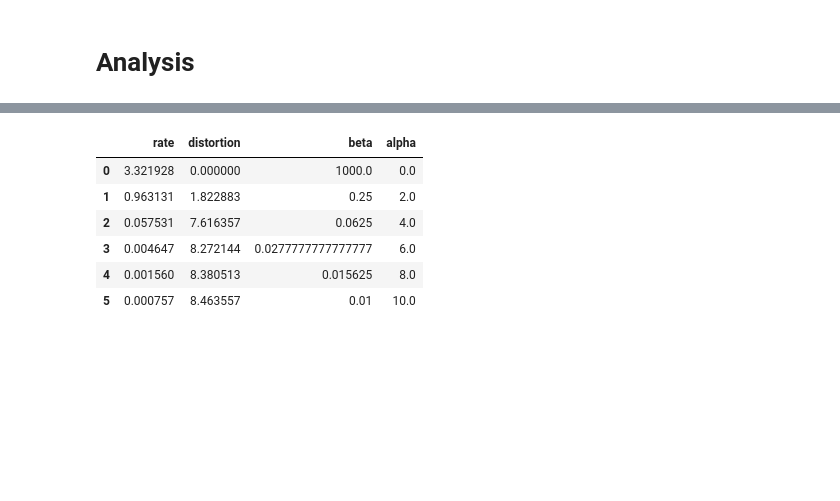
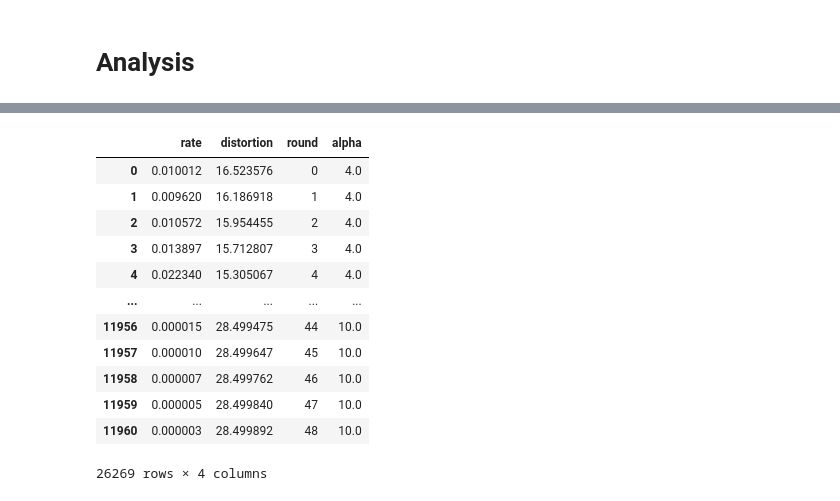
Before and after one commit to nathimel/rdsg, a Jupyter notebook: src/notebooks/analyze.ipynb, the cells around one changed output, grey strips where cells are left out. Cells and saved outputs as stored; diff of their text form; code cells hidden in the pictures; blank space fills up the shorter version.

```diff
--- a/src/notebooks/analyze.ipynb
+++ b/src/notebooks/analyze.ipynb
@@ -61,14 +68,24 @@ sim_data
-# %%
-counterpart_data["beta"] = counterpart_data["beta"].astype(str)
-counterpart_data
-# %% [output]
-|  | rate | distortion | beta | alpha |
-| 0 | 3.321928 | 0.000000 | 1000.0 | 0.0 |
-| 1 | 0.963131 | 1.822883 | 0.25 | 2.0 |
-| 2 | 0.057531 | 7.616357 | 0.0625 | 4.0 |
-| 3 | 0.004647 | 8.272144 | 0.0277777777777777 | 6.0 |
-| 4 | 0.001560 | 8.380513 | 0.015625 | 8.0 |
-| 5 | 0.000757 | 8.463557 | 0.01 | 10.0 |
+# %%
+sim_data["alpha"] = sim_data["alpha"].astype(float)
+# sim_data["alpha"] = sim_data["alpha"].astype(str)
+counterpart_data["alpha"] = counterpart_data["alpha"].astype(float)
+# counterpart_data["alpha"] = counterpart_data["alpha"].astype(str)
+
+sim_data
+# %% [output]
+|  | rate | distortion | round | alpha |
+| 0 | 0.010012 | 16.523576 | 0 | 4.0 |
+| 1 | 0.009620 | 16.186918 | 1 | 4.0 |
+| 2 | 0.010572 | 15.954455 | 2 | 4.0 |
+| 3 | 0.013897 | 15.712807 | 3 | 4.0 |
+| 4 | 0.022340 | 15.305067 | 4 | 4.0 |
+| ... | ... | ... | ... | ... |
+| 11956 | 0.000015 | 28.499475 | 44 | 10.0 |
+| 11957 | 0.000010 | 28.499647 | 45 | 10.0 |
+| 11958 | 0.000007 | 28.499762 | 46 | 10.0 |
+| 11959 | 0.000005 | 28.499840 | 47 | 10.0 |
+| 11960 | 0.000003 | 28.499892 | 48 | 10.0 |
+26269 rows × 4 columns
 # %%
 # plot each language, with a unique color for each gamma
 
```
Also changed, not shown: parts of 7 cells of this notebook, 22 other files.
